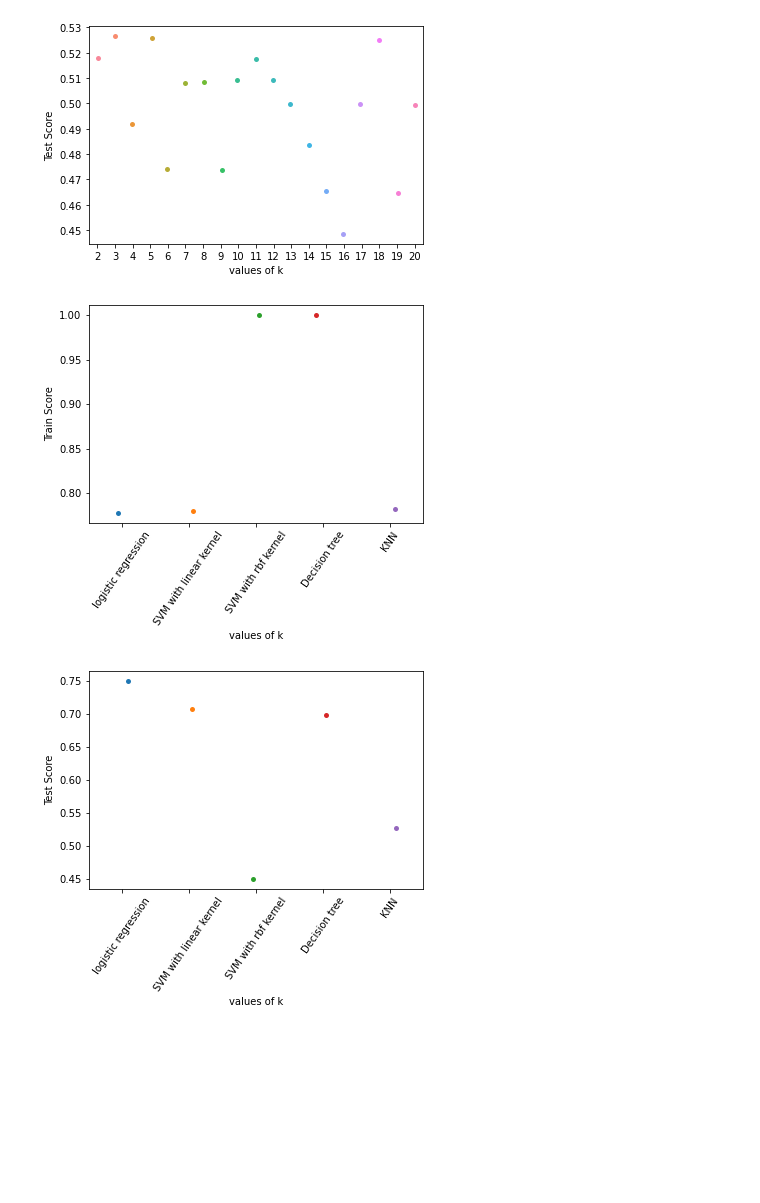
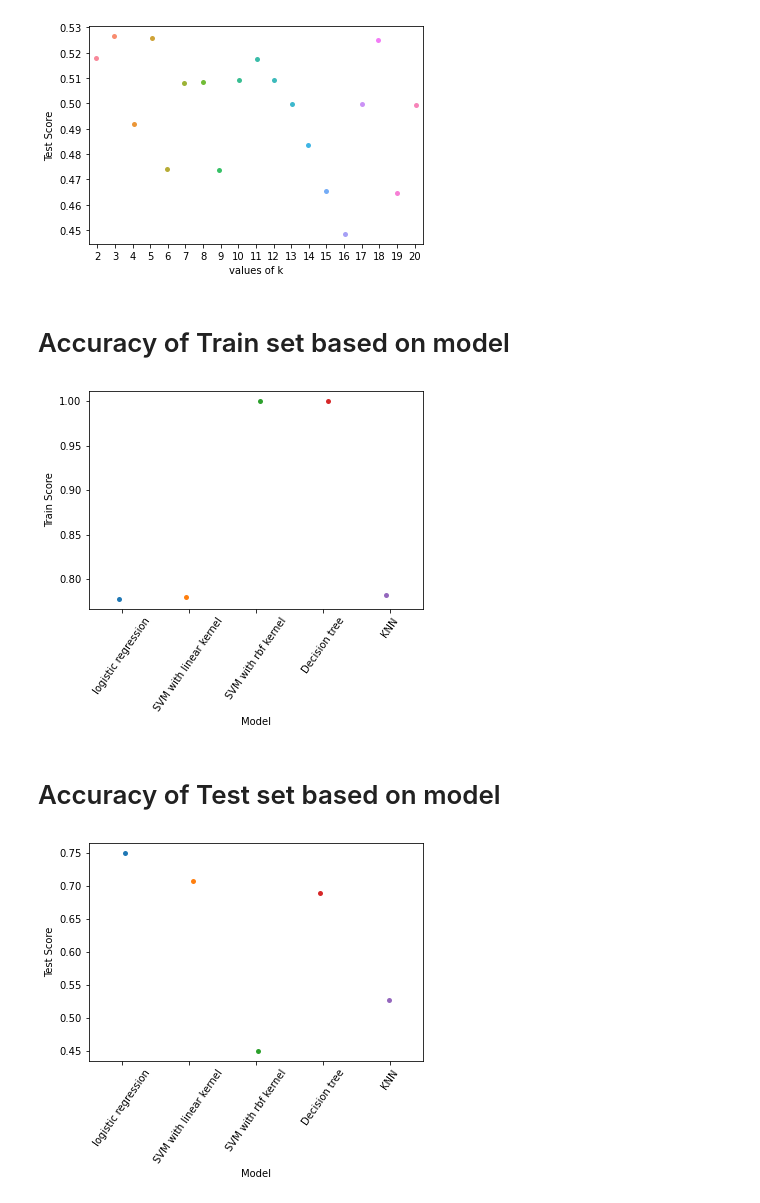
Before and after one commit to zahrasalarian/Artificial-Intelligence-in-Medicine-Projects, a Jupyter notebook: p1/main.ipynb, the cells around one changed output. Saved outputs shown, nothing was run; the diff lists cells and outputs as text; code cells hidden in the pictures; blank space fills up the shorter version.

Commit message:
Added description to plots

```diff
--- a/p1/main.ipynb
+++ b/p1/main.ipynb
@@ -237,17 +248,21 @@ ax.set(xlabel ='values of k', ylabel ='Test Score')
 plt.show()
 # %% [output]
 [figure]
+# %% [markdown]
+# Accuracy of Train set based on model
 # %%
 ax = sns.stripplot(list(model_accuracy.keys()), [x[0] for x in list(model_accuracy.values())]);
-ax.set(xlabel ='values of k', ylabel ='Train Score')
+ax.set(xlabel ='Model', ylabel ='Train Score')
 plt.xticks(rotation=55)
 plt.show()
 # %% [output]
-[figure, old version]
+[figure, new version]
+# %% [markdown]
+# Accuracy of Test set based on model
 # %%
 ax = sns.stripplot(list(model_accuracy.keys()), [x[1] for x in list(model_accuracy.values())]);
-ax.set(xlabel ='values of k', ylabel ='Test Score')
+ax.set(xlabel ='Model', ylabel ='Test Score')
 plt.xticks(rotation=55)
 plt.show()
 # %% [output]
-[figure, old version]
+[figure, new version]
```
Also changed, not shown: parts of 21 cells of this notebook.
